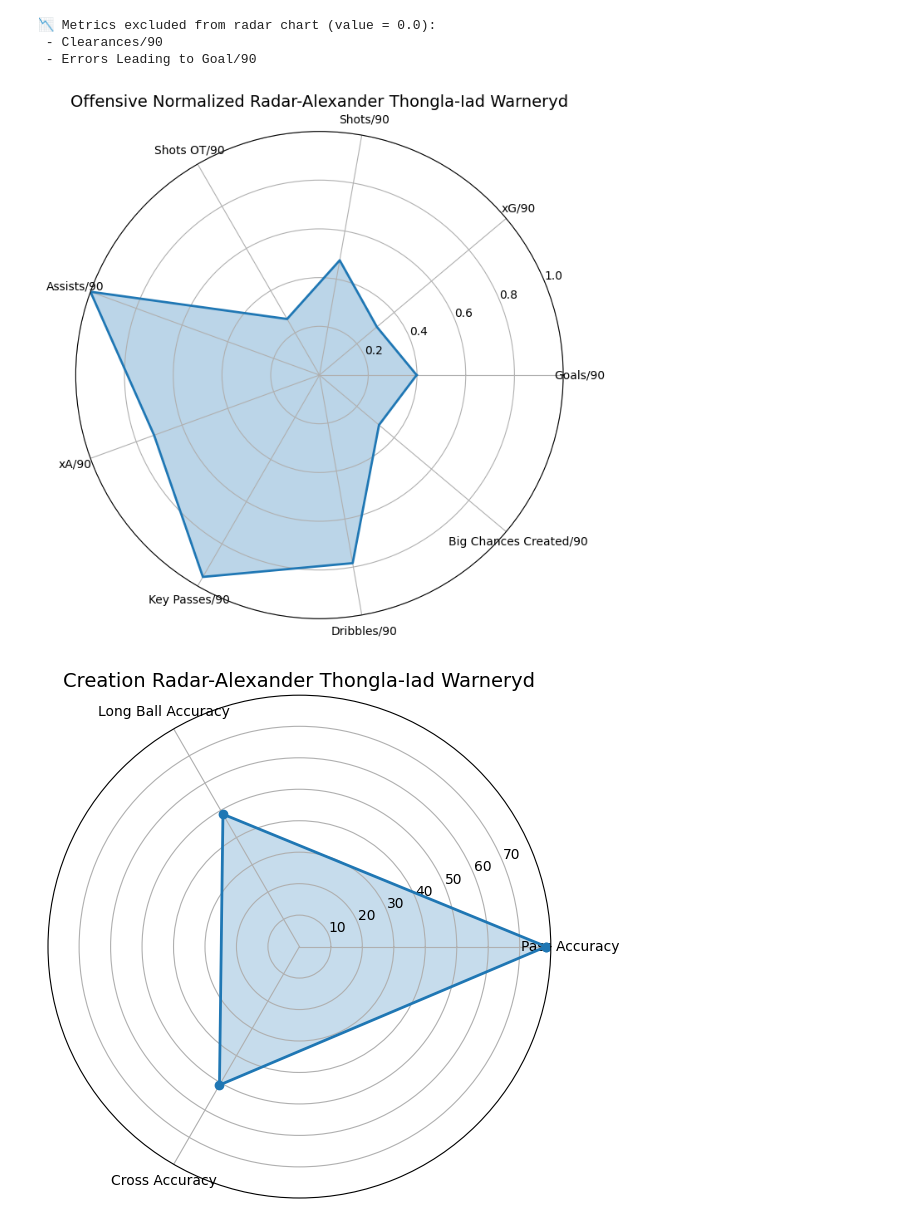
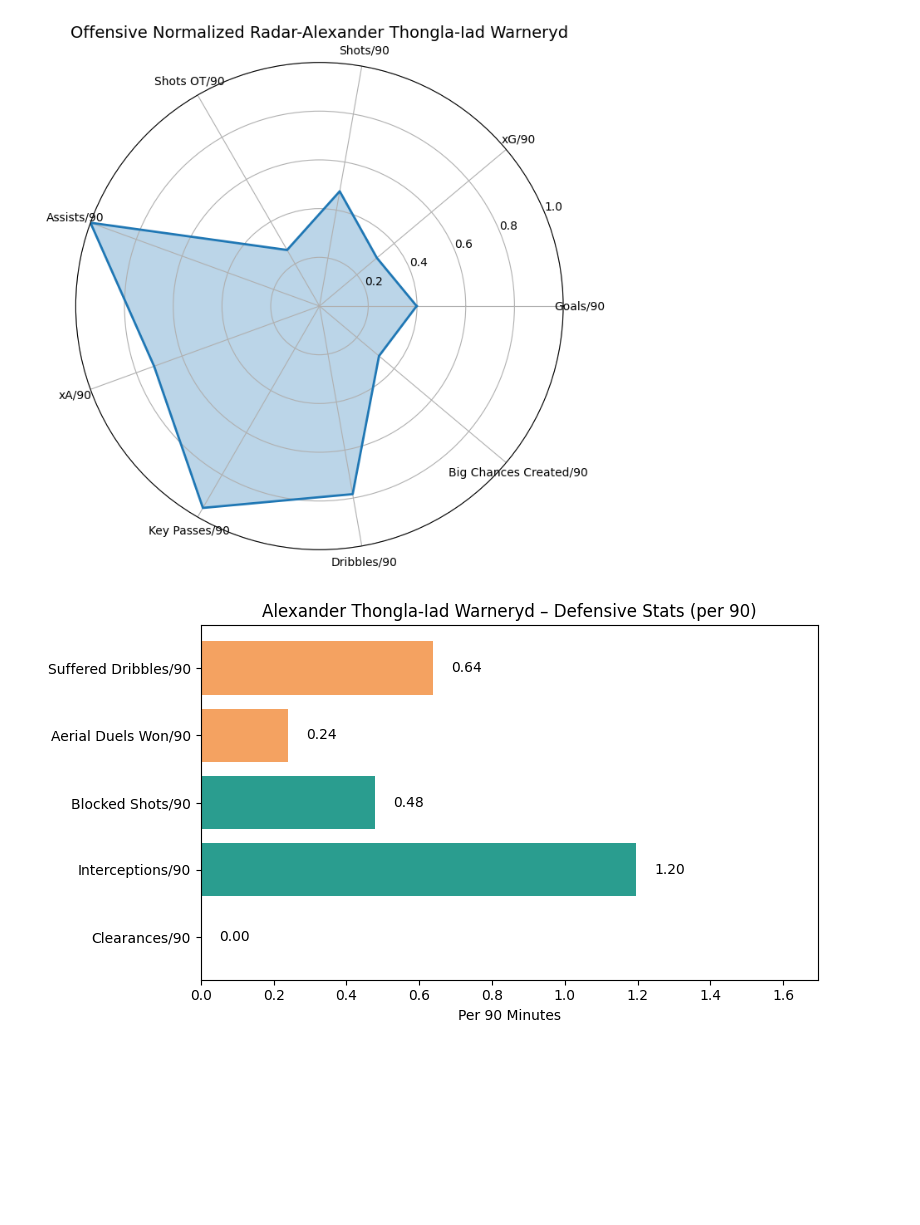
Before and after one commit to Siggron/scouting-reports, a Jupyter notebook: notebooks/analysis_alexander_warneryd_2025.ipynb, the cells around one changed output. Cells and saved outputs as stored; diff of their text form; code cells hidden in the pictures; blank space fills up the shorter version.

Commit message:
1 - Alexander Thongla-Iad Warneryd - 2025 (II)

```diff
--- a/notebooks/analysis_alexander_warneryd_2025.ipynb
+++ b/notebooks/analysis_alexander_warneryd_2025.ipynb
@@ -90,6 +124,4 @@ def plot_team_impact_bar(metrics: dict, title):
 # %%
-# analysis_alexander.ipynb
-
 import pandas as pd
 import numpy as np
 import matplotlib.pyplot as plt
@@ -102,7 +134,7 @@ stats = df.set_index("statistic")["value"].astype(float).to_dict()
 factor_90 = 90 / stats["minutes_played"] # Normalization factor
 
 # 1.1. Offensive metrics radar
-radar_offensive = {
+offensive_metrics = {
     "Goals/90": stats["goals_scored"] * factor_90,
     "xG/90": stats["xG"] * factor_90,
     "Shots/90": stats["shots"] * factor_90,
@@ -135,40 +167,35 @@ radar_creation = {
 }
 
 # 3. Defensive metrics radar
-radar_defensive = {
+defensive_metrics = {
     "Clearances/90": stats["clearances"] * factor_90,
     "Interceptions/90": stats["interceptions"] * factor_90,
     "Blocked Shots/90": stats["blocked_shots"] * factor_90,
     "Aerial Duels Won/90": stats["aerial_duels_won"] * factor_90,
-    "Errors Leading to Goal/90": stats["errors_leading_to_goal"] * factor_90,
     "Suffered Dribbles/90": stats["suffered_dribbles"] * factor_90
 }
 
 # 4. Team impact radar
 radar_team = {
     "+/- per 90": stats["plus_minus_per90"],
     "On-Off Net Goals/90": stats["onOff_net_goals_per90"],
     "Team Goals For/90": stats["team_goals_scored_on"] * factor_90,
     "Team Goals Against/90": stats["team_goals_conceded_on"] * factor_90
 }
 
-filtered_metrics_off = filter_zero_metrics_for_radar(radar_offensive)
+filtered_metrics_off = filter_zero_metrics_for_radar(offensive_metrics)
 filtered_metrics_cr = filter_zero_metrics_for_radar(radar_creation)
-filtered_metrics_def = filter_zero_metrics_for_radar(radar_defensive)
 filtered_metrics_team_impact = filter_zero_metrics_for_radar(radar_team)
 
 # For offensive metrics: normalize the values to a 0–1 range and create the normalized radar chart
 normalized_offensive = {k: min(v / expected_max[k], 1.0) for k, v in filtered_metrics_off.items()}
 plot_normalized_radar(normalized_offensive, title="Offensive Normalized Radar-Alexander Thongla-Iad Warneryd")
 
+plot_defensive_bar_chart(defensive_metrics, title="Defensive Bar Chart-Alexander Thongla-Iad Warneryd")
 plot_radar(filtered_metrics_cr, title="Creation Radar-Alexander Thongla-Iad Warneryd")
-plot_radar(filtered_metrics_def, title="Defensive Radar-Alexander Thongla-Iad Warneryd")
 
 # For Team impact metrics: radar chart does not make sense: using bar char instead
 plot_team_impact_bar(filtered_metrics_team_impact, title="Team Impact Bar Chart-Alexander Thongla-Iad Warneryd")
 # %% [output]
-📉 Metrics excluded from radar chart (value = 0.0):
- - Clearances/90
- - Errors Leading to Goal/90
 [figure]
-[figure, old version]
+[figure, new version]
```
Also changed, not shown: parts of 3 cells of this notebook, 6 other files.
